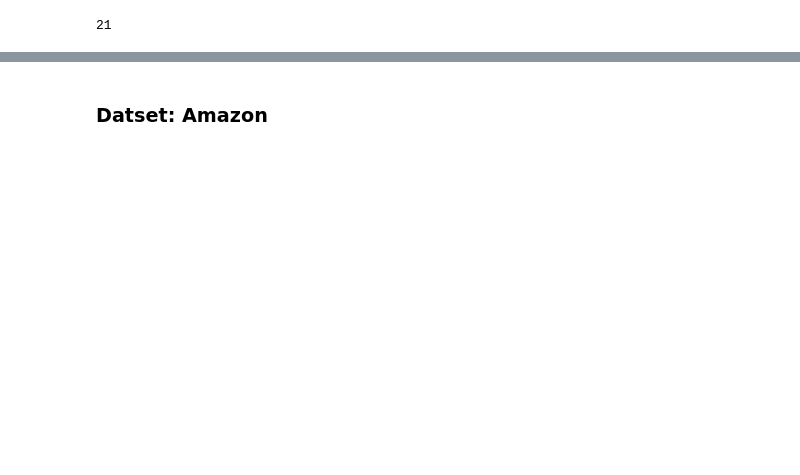
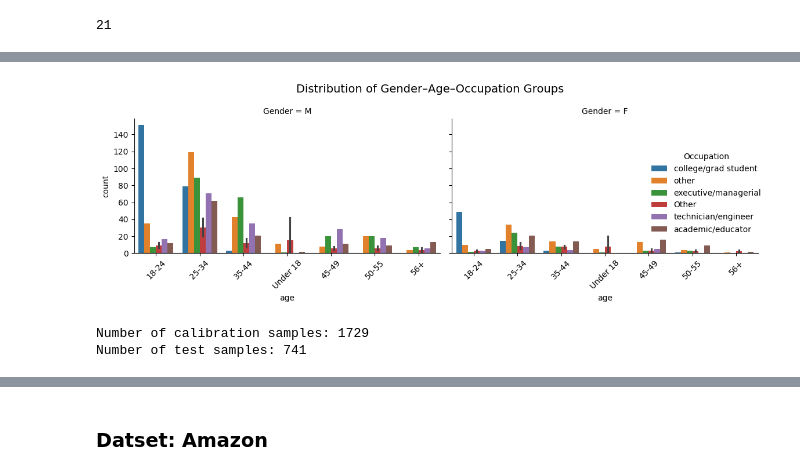
Before and after one commit to vrg-brigitta/reproducibility_facter, a Jupyter notebook: datasets_stats.ipynb, the cells around one changed output, grey strips where cells are left out. Drawn from its saved outputs; the diff is of its cells as text; code cells hidden in the pictures; blank space fills up the shorter version.

```diff
--- a/datasets_stats.ipynb
+++ b/datasets_stats.ipynb
@@ -61,0 +78,43 @@ print(len(list(first['target_title'].drop_duplicates())))
+# %%
+# distribution
+counts = group_counts.reset_index(name="count")
+top_occ = (
+    counts.groupby("occupation")["count"]
+    .sum()
+    .sort_values(ascending=False)
+    .head(5)
+    .index
+)
+
+counts["occupation_plot"] = counts["occupation"].where(
+    counts["occupation"].isin(top_occ), "Other"
+)
+
+g = sns.catplot(
+    data=counts,
+    x="age",
+    y="count",
+    hue="occupation_plot",
+    col="gender",
+    kind="bar",
+    height=4,
+    aspect=1.2
+)
+
+g.set_xticklabels(rotation=45)
+g.set_titles("Gender = {col_name}")
+g._legend.set_title("Occupation")
+g.fig.suptitle(
+    "Distribution of Gender–Age–Occupation Groups",
+    fontsize=14)
+plt.tight_layout()
+plt.show()
+# %% [output]
+[figure, added]
+# %%
+# distributions of calibration and test sets to show the effect of stratification
+print("Number of calibration samples:", len(ml_train))
+print("Number of test samples:", len(ml_test))
+# %% [output]
+Number of calibration samples: 1729
+Number of test samples: 741
```
Also changed, not shown: parts of 21 cells of this notebook.
